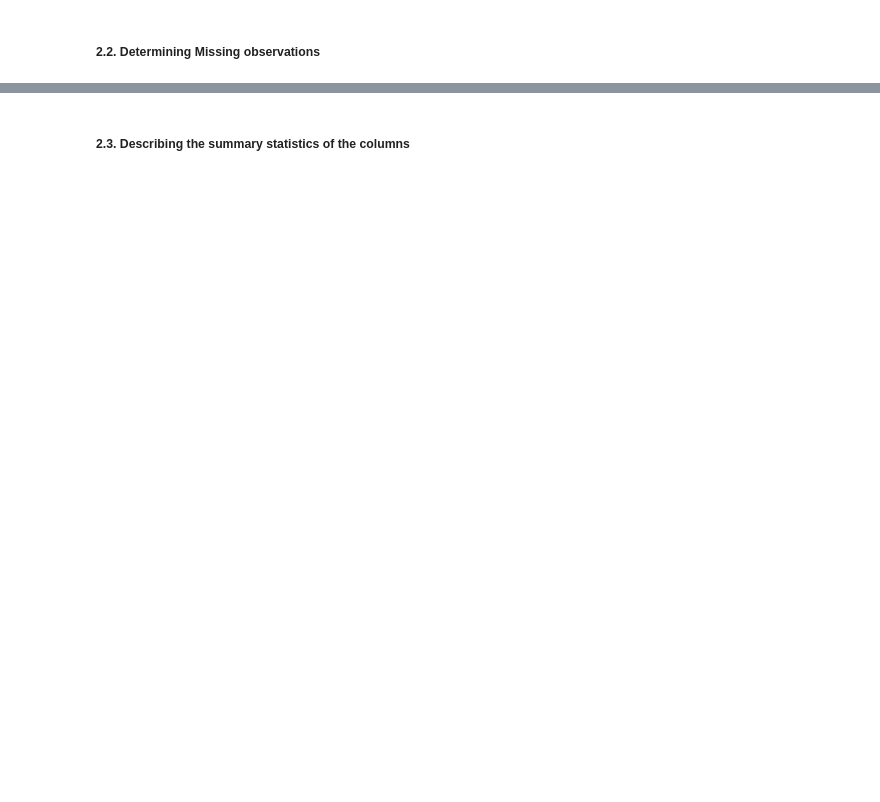
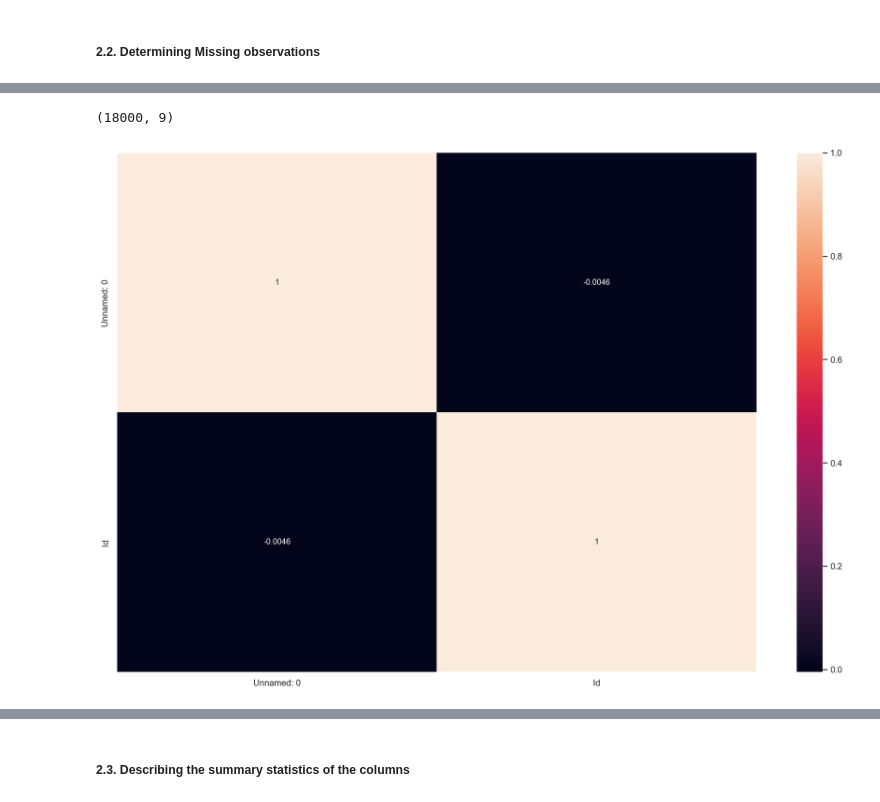
Before and after one commit to saraso2014/identifying-utility-outages, a Jupyter notebook: EDA-Client-Project-5.ipynb, the cells around one changed output, grey strips where cells are left out. Saved outputs shown, nothing was run; the diff lists cells and outputs as text; code cells hidden in the pictures; blank space fills up the shorter version.

```diff
--- a/EDA-Client-Project-5.ipynb
+++ b/EDA-Client-Project-5.ipynb
@@ -112,3 +190,16 @@ dtype: int64
+# %%
+df1.shape
+# %% [output]
+(18000, 9)
+# %%
+corr = df1.corr()
+# %%
+plt.figure(figsize=(18,12))
+
+sns.heatmap(corr,
+            annot=True);
+# %% [output]
+[figure, added]
 # %%
 # Checking missing values `.isnull() will convert to the boolean True and False and return new DataFrame where null values
 # are indicated by True and the .sum() will give us the total numbel of null values per column.
```
Also changed, not shown: parts of 20 cells of this notebook, 3 other files.
